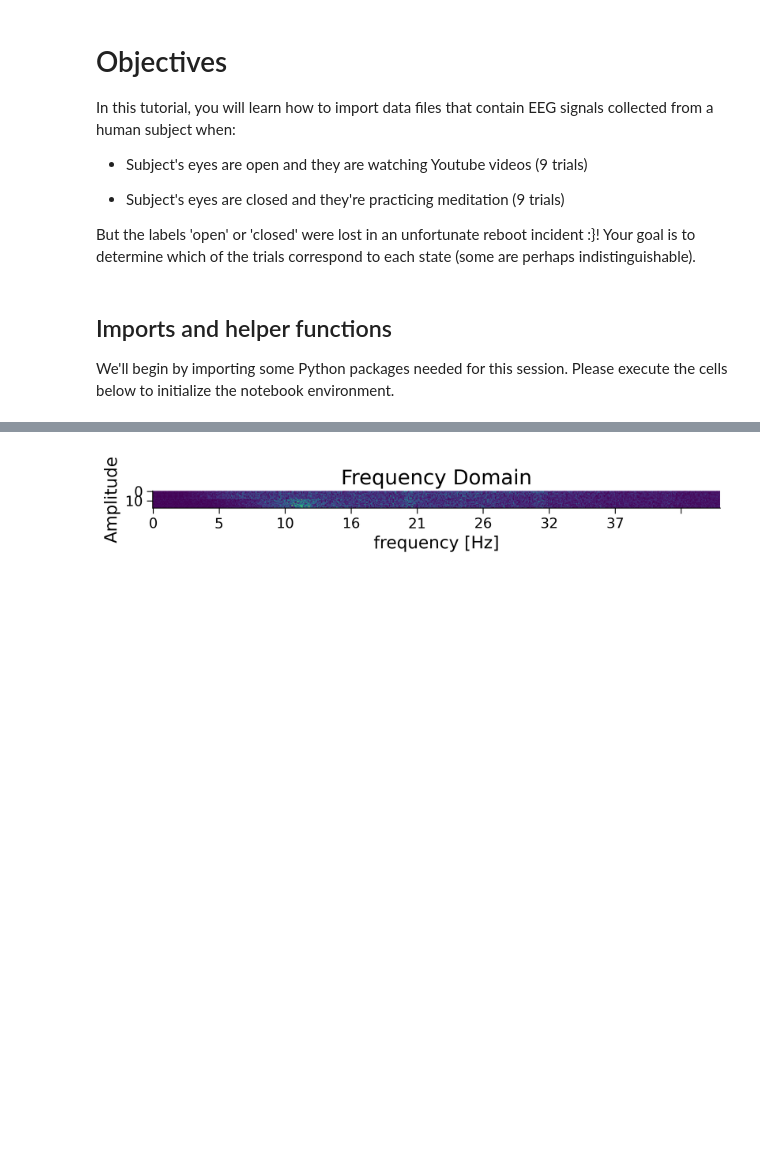
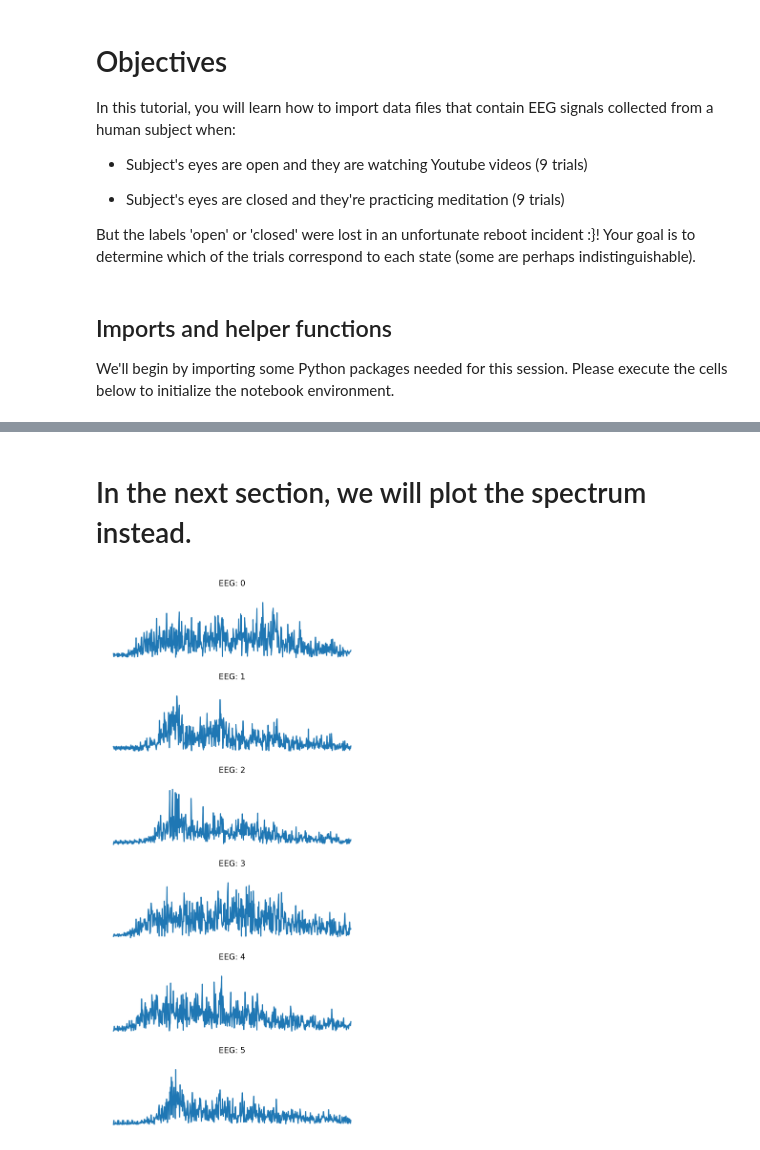
Before and after one commit to pkoneill/VisualizingBrainWaves, a Jupyter notebook: Visualizing_Brain_Waves_EEG_Data.ipynb, the cells around one changed output, grey strips where cells are left out. Drawn from its saved outputs; the diff is of its cells as text; code cells hidden in the pictures; blank space fills up the shorter version.

```diff
--- a/Visualizing_Brain_Waves_EEG_Data.ipynb
+++ b/Visualizing_Brain_Waves_EEG_Data.ipynb
@@ -60,6 +50,0 @@ data17 = pd.read_csv('https://raw.githubusercontent.com/pkoneill/VisualizingBrai
-# %%
-#Import data into a table (loop, readable)
-Nsamples = 18
-all_data = list()
-for i in range( Nsamples ):
-  all_data.append( pd.read_csv(f'https://raw.githubusercontent.com/pkoneill/VisualizingBrainWaves/main/EEG%20Data/Data{i}.csv',header=None).iloc[:,1].values )
@@ -77,0 +99,13 @@ def eegfft( input ):
+# %%
+plt.figure(figsize=(15,10),dpi=120)
+
+for index, this_fft in enumerate(scrambled_data):
+    plt.subplot(6, 1, index + 1)
+    plt.plot(scrambled_data[index][0:5*44100])
+    plt.xlabel('Time')
+    plt.ylabel('Amplitude')
+    plt.title('EEG: %i\n' % index, fontsize = 10)
+    ax = plt.gca()
+    ax.axes.axis('off')
+# %% [markdown]
+# In the next section, we will plot the spectrum instead.
@@ -101,26 +127,16 @@ all_data_fft = [ eegfft( this_dataset )[0:600] for this_dataset in all_data ]
 # %%
-plt.figure(figsize=(15,10),dpi=120)
 subset_frequencies = frequencies[0:600]
 
-for index, this_fft in enumerate(all_data_fft):
-    plt.subplot(4, 5, index + 1)
-    plt.plot(subset_frequencies, this_fft)
-    plt.xlabel('Frequencies (Hz)')
-    plt.ylabel('Magnitude')
+plt.figure(figsize=(5,10),dpi=120)
+
+for index, this_fft in enumerate(scrambled_data):
+    plt.subplot(6, 1, index + 1)
+    eeg_fft = eegfft(this_fft)
+    plt.plot(subset_frequencies, eeg_fft[0:600] )
+    plt.xlabel('Time')
+    plt.ylabel('Amplitude')
     plt.title('EEG: %i\n' % index, fontsize = 10)
+    ax = plt.gca()
+    ax.axes.axis('off')
+# %% [output]
+[figure, added]
-# %%
-all_data_fft_matrix = np.vstack( all_data_fft )
-
-setup_graph(x_label='frequency [Hz]', y_label='Amplitude',
-            title='Frequency Domain', fig_size=(8,12))
-plt.imshow( all_data_fft_matrix )
-
-# X Axis labels #
-indx = [ np.int(x) for x in np.arange(0, len(subset_frequencies), len(subset_frequencies)/8 ) ]
-indx = np.array(indx)
-indx = [ np.int(x) for x in np.arange(0, len(subset_frequencies), len(subset_frequencies)/8 ) ]
-xlbls = [ np.int(subset_frequencies[x]) for x in indx ]
-
-plt.xticks( np.arange(0, len(subset_frequencies), 5*len(subset_frequencies)/max(subset_frequencies) ), labels=xlbls );
-# %% [output]
-[figure, removed]
```
Also changed, not shown: parts of 14 cells of this notebook.
